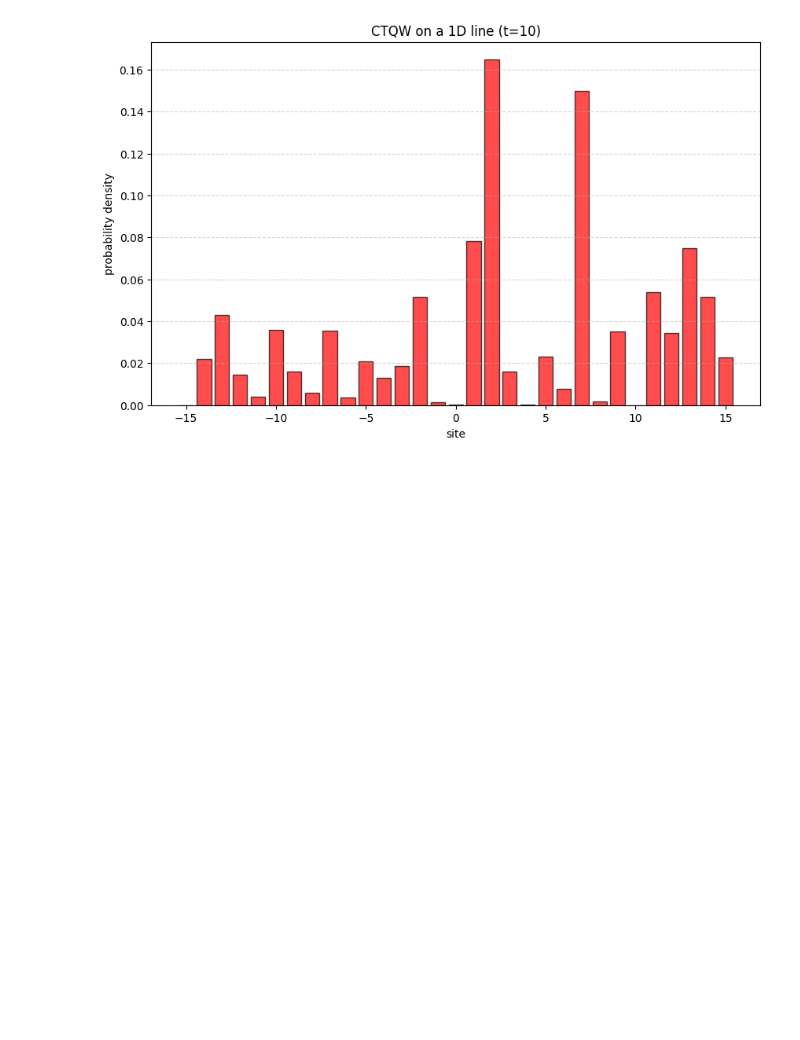
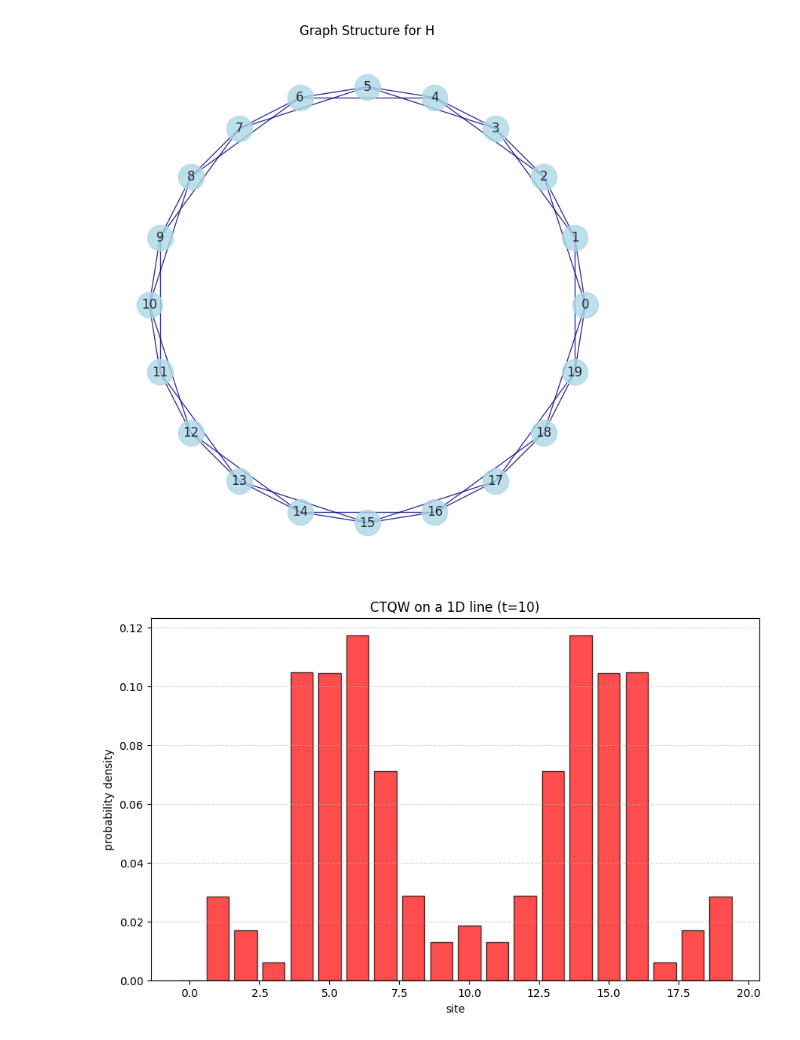
Before and after one commit to Carini108/thesis_PBC, a Jupyter notebook: Desktop/tesi_PBC/test_Strobo_QW_ring_neighbors.ipynb, the cells around one changed output. Drawn from its saved outputs; the diff is of its cells as text; code cells hidden in the pictures; blank space fills up the shorter version.

Commit message:
Simulation on a ring. Added second-neighbor couplings.

```diff
--- a/Desktop/tesi_PBC/test_Strobo_QW_ring_neighbors.ipynb
+++ b/Desktop/tesi_PBC/test_Strobo_QW_ring_neighbors.ipynb
@@ -11,11 +11,12 @@ random.seed(13)
 
 def on_site_PVM(state, target_site):
 
+    # prepare probability to extract outcome and empty state to write the result
     prob_success = np.abs(state[target_site]) ** 2
     collapsed_state = np.zeros_like(state) # that is, np.zeros(len(psi), dtype=psi.dtype)
 
     if (random.random()>=prob_success):
-        print(f"Walker is NOT at site {target_site-half_length}.")
+        print(f"Walker is NOT at site {target_site}.")
         # projecting on the complementary subspace
         collapsed_state = state.copy()
         collapsed_state[target_site] = 0.0
@@ -24,10 +25,33 @@ def on_site_PVM(state, target_site):
         if norm > 0:
             collapsed_state = collapsed_state/norm
     else:
-        print(f"Success! Walker at site {target_site-half_length}.")
+        print(f"Success! Walker at site {target_site}.")
         collapsed_state[target_site] = state[target_site] / np.sqrt(prob_success)
 
     return collapsed_state
+
+
+########################################## FUNCTION TO SHOW GRAPHS
+
+def plot_graph_from_Hamiltonian(matrix):
+
+    import networkx as nx # to make a picture of the graph structure... (don't wanna leave connectivity unchecked)
+    G = nx.Graph()
+    num_sites = matrix.shape[0]
+    # define sites
+    for i in range(num_sites):
+        G.add_node(i)
+    # find and add edges
+    for i in range(num_sites):
+        for j in range(i+1, num_sites):
+            if np.abs(matrix[i,j]) > 1e-12:
+                G.add_edge(i,j)
+
+    pos = nx.circular_layout(G)
+    plt.figure(figsize=(7,7))
+
+    nx.draw(G, pos, with_labels=True, node_color='lightblue', node_size=600, edge_color='navy', alpha=0.8)
+    plt.title(f"Graph Structure for H")
 
 
 
@@ -36,26 +60,34 @@ def on_site_PVM(state, target_site):
 ########################################## MAIN CODE
 ##########################################
 ##########################################
+
+##########################################
 # 1. define parameters for a qw on a line
 ##########################################
-half_length = 15
-num_sites = 2 * half_length + 1
-center = half_length
+num_sites = 20
 t = 10 # duration of the evolution
+# couplings and constants relevant to H
+# decay_constant = 0.0
+on_site_energy = 0.0
+gamma_1 = 1.0
+gamma_2 = 0.5
 
 ##########################################
-# 2. Laplacian matrix for a 1D line (L = D - A)
+# 2. Laplacian matrix for a ring (L = D - A)
 ##########################################
 # on-site energies
-diag = 2 * np.eye(num_sites)
+diag = 2 * np.eye(num_sites) * on_site_energy
 # first neighbor hopping
-upper_diag = -1 * np.eye(num_sites, k=1)
-lower_diag = -1 * np.eye(num_sites, k=-1)
+first_n_upper = -gamma_1 * np.eye(num_sites, k=1)
+first_n_lower = -gamma_1 * np.eye(num_sites, k=-1)
+second_n_upper = -gamma_2 * np.eye(num_sites, k=2)
+second_n_lower = -gamma_2 * np.eye(num_sites, k=-2)
+
 # sum
-L = diag + upper_diag + lower_diag
+L = diag + first_n_upper + first_n_lower + second_n_upper + second_n_lower
 # add periodic boundary conditions (it becomes a ring...)
-L[0,-1] = -1
-L[-1,0] = -1
+L += -gamma_1*(np.eye(num_sites, k=(num_sites-1))+np.eye(num_sites, k=-(num_sites-1)))
+L += -gamma_2*(np.eye(num_sites, k=(num_sites-2))+np.eye(num_sites, k=-(num_sites-2)))
 # check
 print(L)
 
@@ -64,14 +96,15 @@ print(L)
 ##########################################
 
 psi_0 = np.zeros(num_sites, dtype=complex)
-psi_0[center] = 1.0 # start at the very center
+psi_0[0] = 1.0 # start at the very center
 
 ##########################################
 # 4. time evolution (time-indep. H) + PVM
 ##########################################
 gamma = 1.0 # hopping rate
 H = gamma * L
-interval = 0.05 # measure once every (interval)
+plot_graph_from_Hamiltonian(L)
+interval = 0.7 # measure once every (interval)
 U = expm(-1j * H * interval) # evolution time step
 
 time = 0.0 # initialize evolution
@@ -79,7 +112,7 @@ psi_step = psi_0 # initialize state by copying initial condition
 while(time<t):
     time += interval
     psi_step = np.dot(U,psi_step) # free evolution - UNITARY
-    psi_step = on_site_PVM(psi_step, int(center+10)) # measurement step
+    psi_step = on_site_PVM(psi_step, int(0)) # measurement step
 
 
 ##########################################
@@ -91,7 +124,7 @@ probabilities = np.abs(psi_step) ** 2
 ##########################################
 # 6. plot
 ##########################################
-positions = np.arange(-half_length, half_length+1) # this is inherently a "vector"
+positions = np.arange(0, num_sites) # this is inherently a "vector"
 
 plt.figure(figsize=(10, 6))
 plt.bar(positions, probabilities, color = 'red', edgecolor = 'black', alpha = 0.7)
@@ -127 +160,2 @@ Walker is NOT at site 10.
-[figure, old version]
+[figure, new version]
+[figure, added]
```
Also changed, not shown: parts of 1 cell of this notebook, 1 other file.
